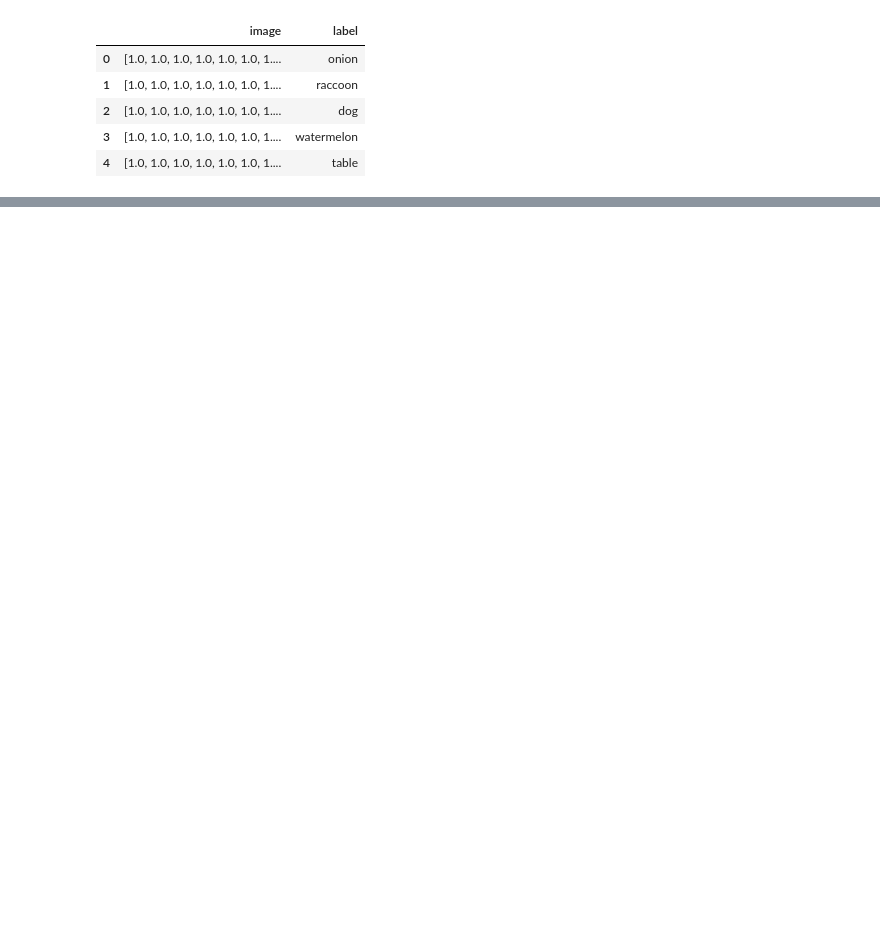
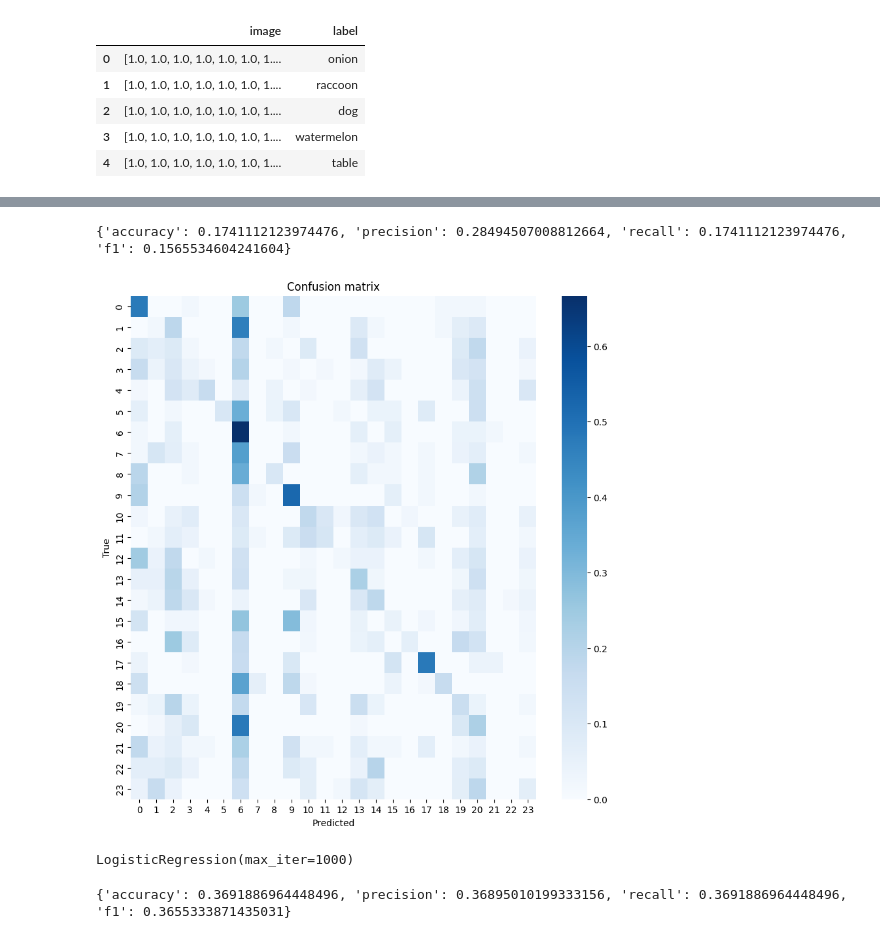
Before and after one commit to mlengineershub/QuickDraw-ML, a Jupyter notebook: experiments/sklearn_exploration.ipynb, the cells around one changed output, grey strips where cells are left out. Saved outputs shown, nothing was run; the diff lists cells and outputs as text; code cells hidden in the pictures; blank space fills up the shorter version.

Commit message:
nbk finished, need deeper models

```diff
--- a/experiments/sklearn_exploration.ipynb
+++ b/experiments/sklearn_exploration.ipynb
@@ -246,3 +261,4 @@ flattened_data['train'].head()
 # %%
 label2idx = {label: idx for idx, label in enumerate(flattened_data['train']['label'].unique())}
 idx2label = {idx: label for label, idx in label2idx.items()}
+flattened_data['train']['label'] = flattened_data['train']['label'].map(label2idx)
@@ -252,0 +283,62 @@ gnb.fit(flattened_data['train']['image'].tolist(), flattened_data['train']['labe
+# %%
+def compute_metrics(data: pd.DataFrame,
+                    model: Any) -> Dict[str, float]:
+    """
+    compute the metrics for the model.
+    @param {pd.DataFrame} data - data with the images and labels
+    @param {GaussianNB} model - model to evaluate
+    @return {Dict[str, float]} - dictionary with the metrics
+    """
+
+    y_pred = model.predict(data['image'].tolist())
+    y_true = data['label']
+
+    accuracy = accuracy_score(y_true, y_pred)
+    precision = precision_score(y_true, y_pred, average='weighted')
+    recall = recall_score(y_true, y_pred, average='weighted')
+    f1 = f1_score(y_true, y_pred, average='weighted')
+
+    return {'accuracy': accuracy, 'precision': precision, 'recall': recall, 'f1': f1}
+
+def display_confusion_matrix(data: pd.DataFrame,
+                              model: Any,
+                              output: Optional[str] = None) -> None:
+    """
+    display the confusion matrix for the model.
+    @param {pd.DataFrame} data - data with the images and labels
+    @param {GaussianNB} model - model to evaluate
+    @param {str} output - path to save the image
+    """
+
+    y_pred = model.predict(data['image'].tolist())
+    y_true = data['label']
+
+    cm = confusion_matrix(y_true, y_pred, normalize='true')
+    plt.figure(figsize=(10, 10))
+    sns.heatmap(cm, annot=False, cmap='Blues')
+    plt.xlabel('Predicted')
+    plt.ylabel('True')
+    plt.title('Confusion matrix')
+    if output:
+        plt.savefig(output)
+    plt.show()
+# %%
+metrics_gnb = compute_metrics(flattened_data['val'], gnb)
+print(metrics_gnb)
+# %% [output]
+{'accuracy': 0.1741112123974476, 'precision': 0.28494507008812664, 'recall': 0.1741112123974476, 'f1': 0.1565534604241604}
+# %%
+display_confusion_matrix(flattened_data['val'], gnb)
+# %% [output]
+[figure, added]
+# %%
+lr = LogisticRegression(max_iter=1000)
+
+lr.fit(flattened_data['train']['image'].tolist(), flattened_data['train']['label'])
+# %% [output]
+LogisticRegression(max_iter=1000)
+# %%
+lr_metrics = compute_metrics(flattened_data['val'], lr)
+print(lr_metrics)
+# %% [output]
+{'accuracy': 0.3691886964448496, 'precision': 0.36895010199333156, 'recall': 0.3691886964448496, 'f1': 0.3655333871435031}
```
Also changed, not shown: parts of 21 cells of this notebook, 4 other files.
